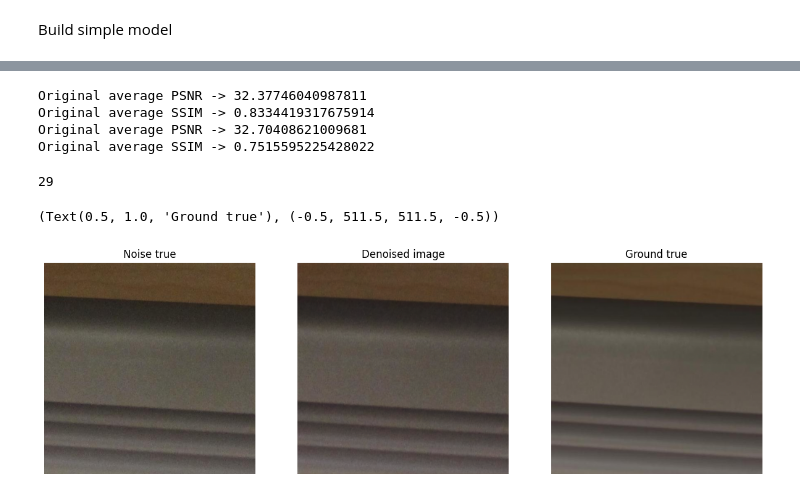
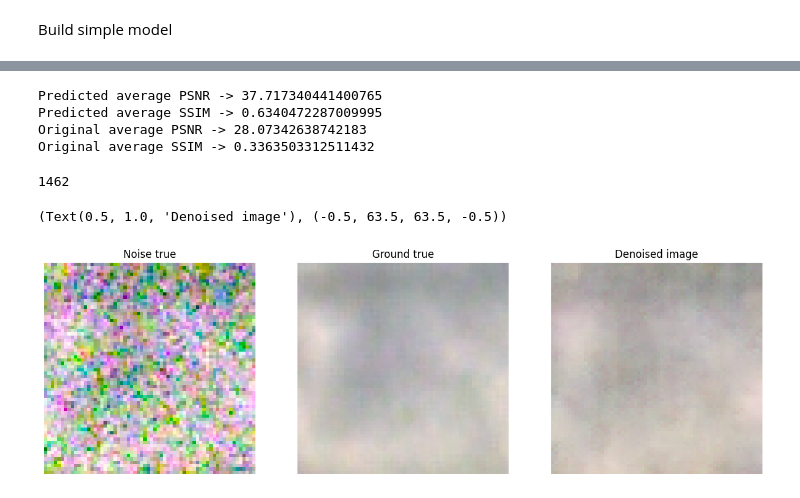
Before and after one commit to Codexmen/denoising-images-CNN, a Jupyter notebook: SIDD.ipynb, the cells around one changed output, grey strips where cells are left out. Drawn from its saved outputs; the diff is of its cells as text; code cells hidden in the pictures.

Commit message:
feat: trained few models to clear noise on 64*64 images feat: add demo file with comparing with Gaussian smoothing

```diff
--- a/SIDD.ipynb
+++ b/SIDD.ipynb
@@ -23,6 +26,6 @@ Load data
 # %% [markdown]
 Set params of net and data
 # %%
-INPUT_IMAGE_SIZE = (512, 512)
-BATCH_SIZE = 8
-EPOTHS = 30
+INPUT_IMAGE_SIZE = (64, 64)
+BATCH_SIZE = 100
+EPOTHS = 15
@@ -54,9 +119,2 @@ gt_images_set.shape
 # %% [markdown]
 Split images to train and test sets
-# %%
-
-gt_train, gt_test, noisy_train, noisy_test = train_test_split(gt_images_set, noisy_images_set, train_size=0.8, shuffle=True)
-print(len(gt_train))
-print(len(gt_test))
-print(len(noisy_train))
-print(len(noisy_test))
@@ -221,7 +248,9 @@ def ssim_loss(y_true, y_pred):
 # %%
-steps_per_epoch_train = len(noisy_train)
-steps_per_epoch_validation = len(noisy_test)
-#reducelr = tf.keras.callbacks.ReduceLROnPlateau(monitor='val_loss', factor=0.1,verbose=1,patience=2)
+reducelr = tf.keras.callbacks.ReduceLROnPlateau(monitor='val_loss', factor=0.01,verbose=1,patience=2)
+checkpoint_path = "training3/cp3.ckpt"
+checkpoint_dir = os.path.dirname(checkpoint_path)
+cp_callback = tf.keras.callbacks.ModelCheckpoint(filepath=checkpoint_path,save_weights_only=True,verbose=1)
+early_stop = tf.keras.callbacks.EarlyStopping(monitor='val_loss', patience=0),
 history = autoencoder.fit(
     noisy_train,
     gt_train,
@@ -229,6 +258,7 @@ history = autoencoder.fit(
     batch_size=BATCH_SIZE,
     shuffle=True,
     verbose=1,
+    callbacks=[cp_callback],
     validation_data=(noisy_test,gt_test),
 )
 # %% [output]
@@ -274,21 +304,21 @@ predictions = autoencoder.predict(noisy_test)
 # %%
-calculate_key_metrics(gt_test, predictions)
-calculate_key_metrics(gt_test, noisy_test)
+calculate_key_metrics(gt_test, predictions, 'Predicted')
+calculate_key_metrics(gt_test, noisy_test, 'Original')
 # %% [output]
-Original average PSNR -> 32.37746040987811
-Original average SSIM -> 0.8334419317675914
-Original average PSNR -> 32.70408621009681
-Original average SSIM -> 0.7515595225428022
+Predicted average PSNR -> 37.717340441400765
+Predicted average SSIM -> 0.6340472287009995
+Original average PSNR -> 28.07342638742183
+Original average SSIM -> 0.3363503312511432
 # %%
 index = np.random.randint(0, len(noisy_test))
 print(index)
 plt.subplot(1, 3, 1), plt.imshow(noisy_test[index])
 plt.title('Noise true'), plt.axis(False)
-plt.subplot(1, 3, 2), plt.imshow(predictions[index])
+plt.subplot(1, 3, 2), plt.imshow(gt_test[index])
+plt.title('Ground true'), plt.axis(False)
+plt.subplot(1, 3, 3), plt.imshow(predictions[index])
 plt.title('Denoised image'), plt.axis(False)
-plt.subplot(1, 3, 3), plt.imshow(gt_test[index])
-plt.title('Ground true'), plt.axis(False)
 # %% [output]
-29
+1462
-(Text(0.5, 1.0, 'Ground true'), (-0.5, 511.5, 511.5, -0.5))
+(Text(0.5, 1.0, 'Denoised image'), (-0.5, 63.5, 63.5, -0.5))
-[figure, old version]
+[figure, new version]
```
Also changed, not shown: parts of 18 cells of this notebook, 38 other files.
